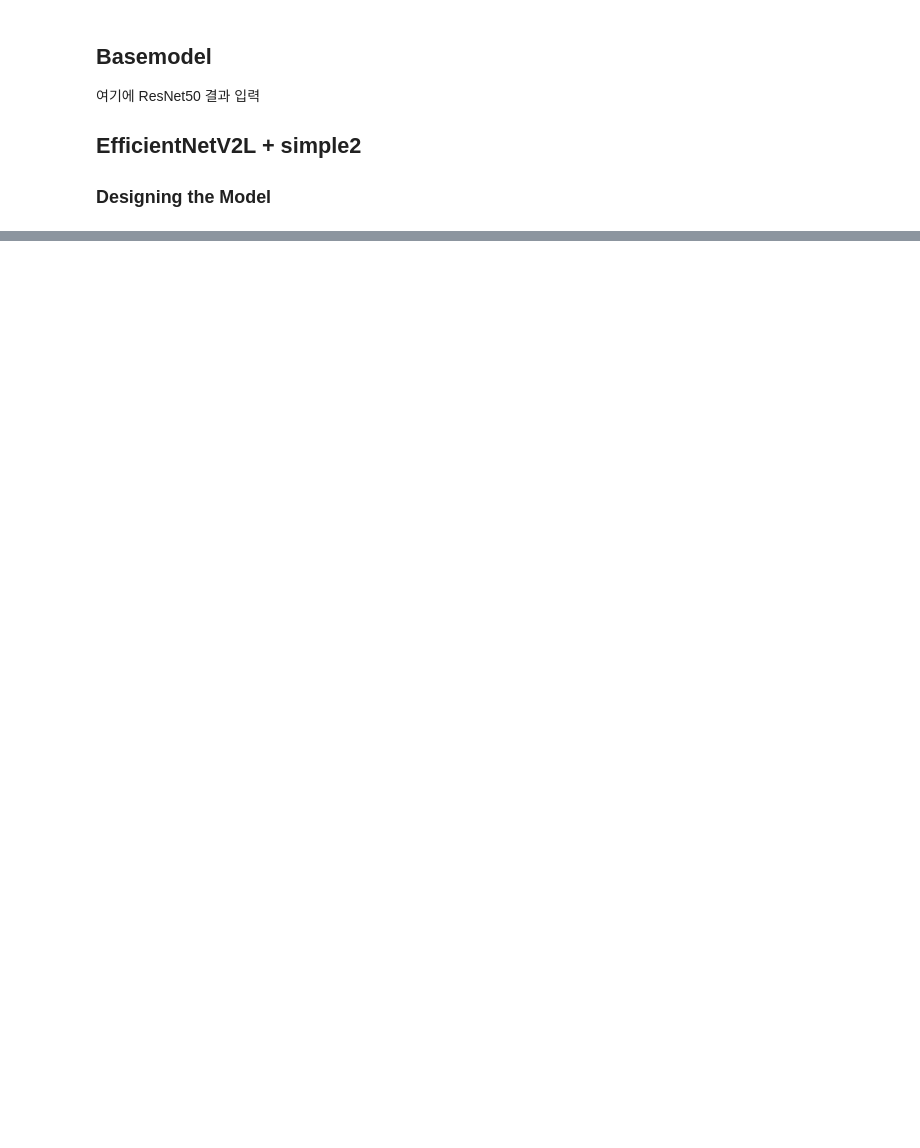
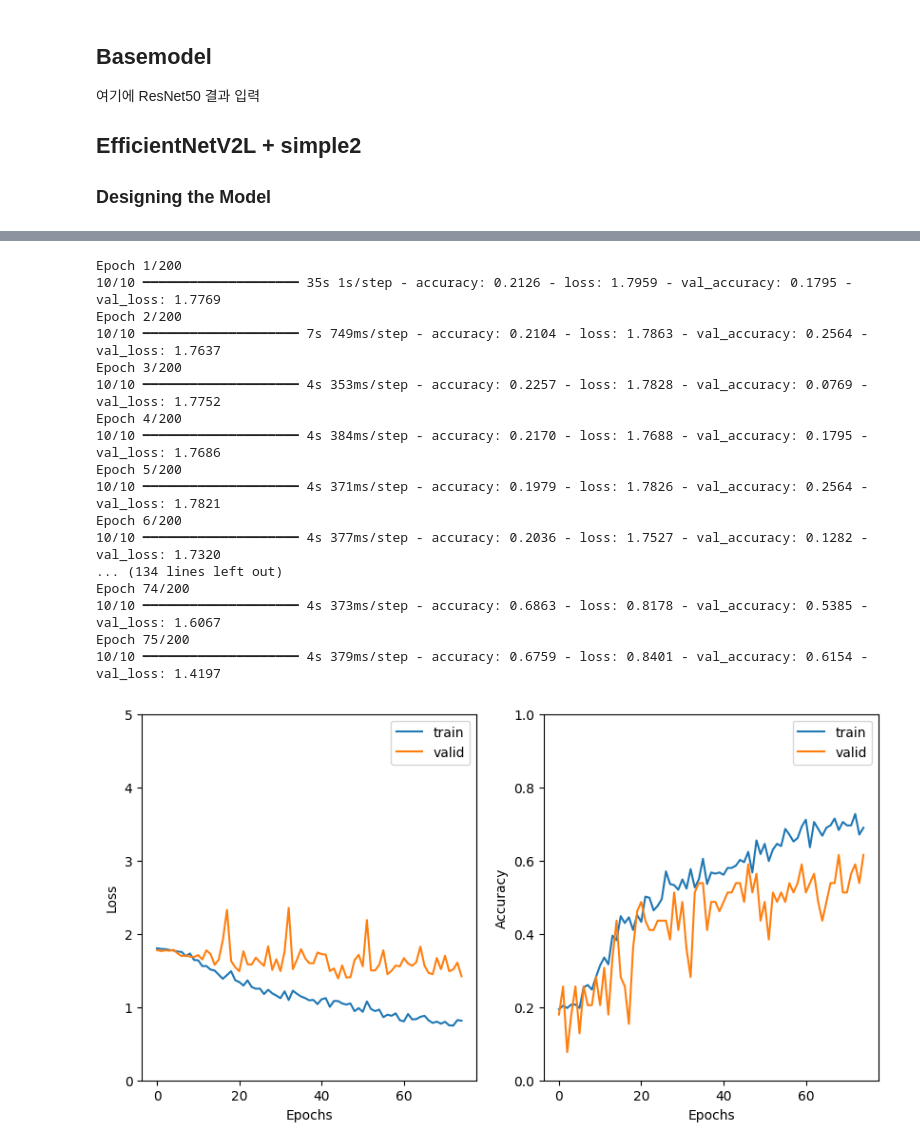
Before and after one commit to FennexFox/dlthon, a Jupyter notebook: model_test.ipynb, the cells around one changed output, grey strips where cells are left out. Saved outputs shown, nothing was run; the diff lists cells and outputs as text; code cells hidden in the pictures; blank space fills up the shorter version.

Commit message:
update model and preprocessing functions

```diff
--- a/model_test.ipynb
+++ b/model_test.ipynb
@@ -77,5 +105,4 @@ utils.plot_history(eV2L_simple2_history)
 # %%
-eV2L_simple2_history_best = keras.models.load_model('eV2L_simple2.keras')
-test_loss, test_acc = eV2L_simple2_history_best.evaluate(test_dataset)
+test_loss, test_acc = keras.models.load_model('eV2L_simple2.keras').evaluate(test_dataset)
 print(f"Test accuracy: {test_acc:.2f}%, Test loss: {test_loss:.2f}")
 # %% [output]
@@ -86,25 +111,19 @@ Test accuracy: 0.73%, Test loss: 0.78
 # %%
-def mV2_simple1():
+# designing the model
+
+def eV2L_midsize1(): # this can be adjusted to be hyper-tunable
     inputs = keras.Input(shape=(224, 224, 3))
     x = utils.image_preprocessing_v1()(inputs)
-    x = models_base.MV2()(inputs, training=False)
-    x = models_top.simple1()(x)
-    outputs = layers.Dense(6, activation='softmax')(x)
+    x = models_base.EV2L((224, 224, 3))(x, training=False)
+    x = models_top.midsize1()(x)
+    outputs = layers.Dense(6, activation='softmax', name="classifier")(x)
 
     model = keras.Model(inputs, outputs)
 
     model.compile(loss='categorical_crossentropy',
-                   optimizer='rmsprop',
+                   optimizer=keras.optimizers.RMSprop(learning_rate=1e-3),
                    metrics=['accuracy'])
 
     return model
 
-mV2_simple1_history = mV2_simple1().fit(
-    train_dataset,
-    validation_data=val_dataset,
-    epochs=200,
-    callbacks=[
-        utils.callback_savemodel('mV2_simple1.keras'),
-        utils.callback_earlystop(80)
-    ],
-)
+eV2L_midsize1().summary()
@@ -113 +149,32 @@ utils.plot_history(mV2_simple1_history)
+# %%
+eV2L_midsize1_history = eV2L_midsize1().fit(
+    train_dataset,
+    validation_data=val_dataset,
+    epochs=200,
+    callbacks=[
+        utils.callback_savemodel('eV2L_midsize1.keras'),
+        utils.callback_earlystop(30)
+    ],
+)
+
+utils.plot_history(eV2L_midsize1_history)
+# %% [output]
+Epoch 1/200
+10/10 ━━━━━━━━━━━━━━━━━━━━ 35s 1s/step - accuracy: 0.2126 - loss: 1.7959 - val_accuracy: 0.1795 - val_loss: 1.7769
+Epoch 2/200
+10/10 ━━━━━━━━━━━━━━━━━━━━ 7s 749ms/step - accuracy: 0.2104 - loss: 1.7863 - val_accuracy: 0.2564 - val_loss: 1.7637
+Epoch 3/200
+10/10 ━━━━━━━━━━━━━━━━━━━━ 4s 353ms/step - accuracy: 0.2257 - loss: 1.7828 - val_accuracy: 0.0769 - val_loss: 1.7752
+Epoch 4/200
+10/10 ━━━━━━━━━━━━━━━━━━━━ 4s 384ms/step - accuracy: 0.2170 - loss: 1.7688 - val_accuracy: 0.1795 - val_loss: 1.7686
+Epoch 5/200
+10/10 ━━━━━━━━━━━━━━━━━━━━ 4s 371ms/step - accuracy: 0.1979 - loss: 1.7826 - val_accuracy: 0.2564 - val_loss: 1.7821
+Epoch 6/200
+10/10 ━━━━━━━━━━━━━━━━━━━━ 4s 377ms/step - accuracy: 0.2036 - loss: 1.7527 - val_accuracy: 0.1282 - val_loss: 1.7320
+... (134 lines left out)
+Epoch 74/200
+10/10 ━━━━━━━━━━━━━━━━━━━━ 4s 373ms/step - accuracy: 0.6863 - loss: 0.8178 - val_accuracy: 0.5385 - val_loss: 1.6067
+Epoch 75/200
+10/10 ━━━━━━━━━━━━━━━━━━━━ 4s 379ms/step - accuracy: 0.6759 - loss: 0.8401 - val_accuracy: 0.6154 - val_loss: 1.4197
+[figure, added]
 # %%
```
Also changed, not shown: parts of 11 cells of this notebook, 5 other files.
